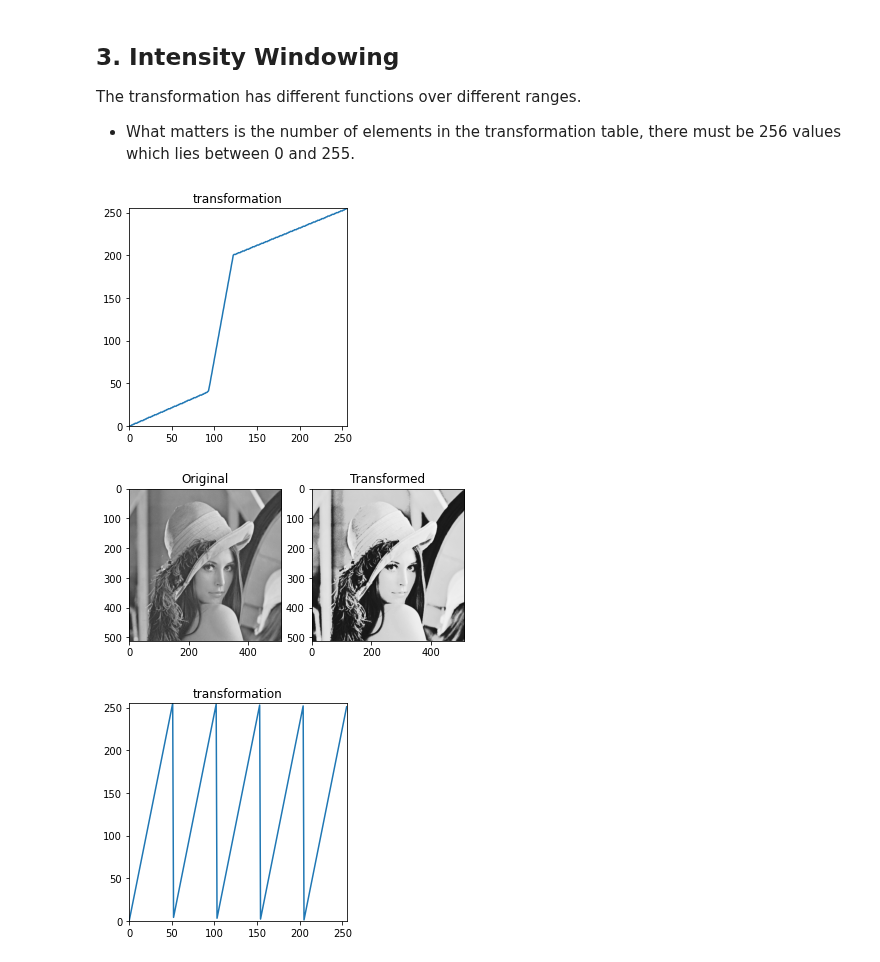
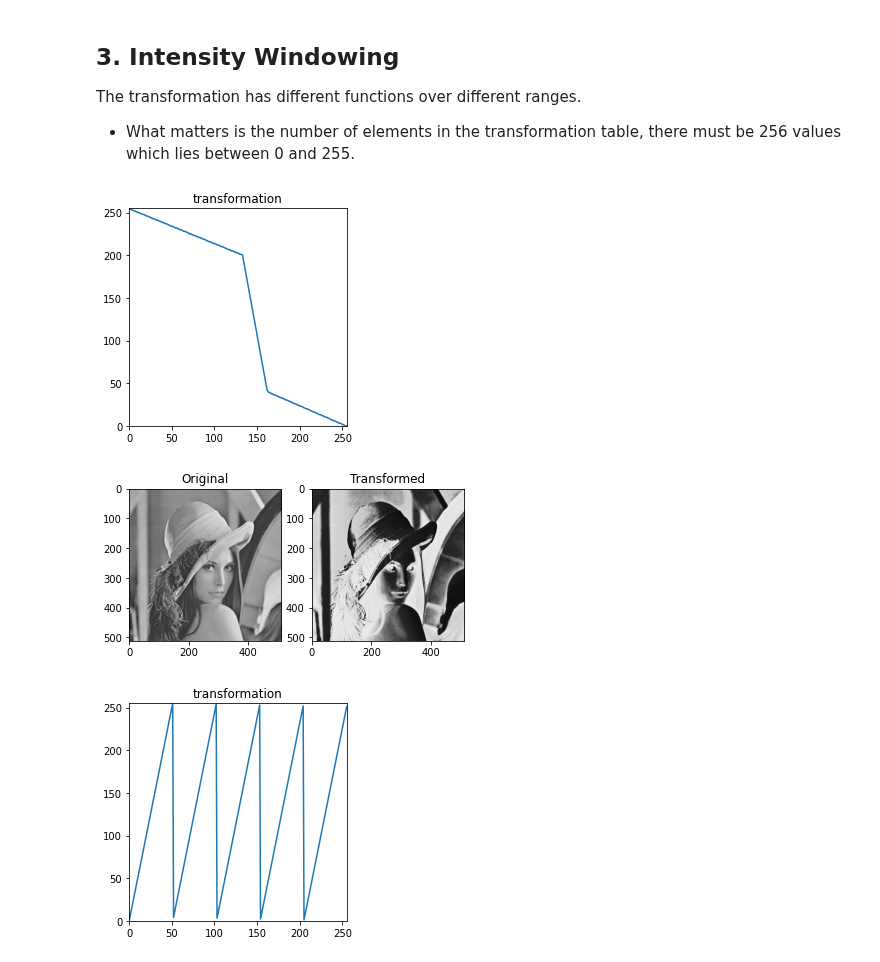
Before and after one commit to bimalka98/Computer-Vision-and-Image-Processing, a Jupyter notebook: PracticeCV/IntensityTransforms.ipynb, the cells around one changed output. Cells and saved outputs as stored; diff of their text form; code cells hidden in the pictures.

```diff
--- a/PracticeCV/IntensityTransforms.ipynb
+++ b/PracticeCV/IntensityTransforms.ipynb
@@ -121,37 +121,37 @@ The transformation has different functions over different ranges.
 import numpy as np
 import matplotlib.pyplot as plt
 import cv2 as cv
 
 img = cv.imread('Lenna.png', cv.IMREAD_GRAYSCALE)
 
 a, b = [40,200]
 
 tr1 = np.linspace(0,a,93).astype('uint8')
 tr2 = np.linspace(a+1,b,30).astype('uint8')
 tr3 = np.linspace(b+1,255,133).astype('uint8')
 
 transf = np.concatenate((tr1, tr2), axis = 0)
 transf = np.concatenate((transf, tr3), axis = 0)
 
 fig, ax = plt.subplots()
-ax.plot(transf)
+ax.plot(transf[::-1])
 ax.set_title('transformation')
 ax.set_xlim(0,255)
 ax.set_ylim(0,255)
 ax.set_aspect('equal')
 plt.show()
 
 fig, ax = plt.subplots(1,2)
 ax[0].imshow(img, cmap ='gray', vmin = 0, vmax = 255)
 ax[0].set_title('Original')
 
-img2 = cv.LUT(img, transf)
+img2 = cv.LUT(img, transf[::-1])
 ax[1].imshow(img2, cmap = 'gray', vmin = 0, vmax = 255)
 ax[1].set_title('Transformed')
 plt.show()
 # %% [output]
-[figure, old version]
+[figure, new version]
-[figure, old version]
+[figure, new version]
 # %%
 %matplotlib inline
 import numpy as np
```
Also changed, not shown: 8 other files.
